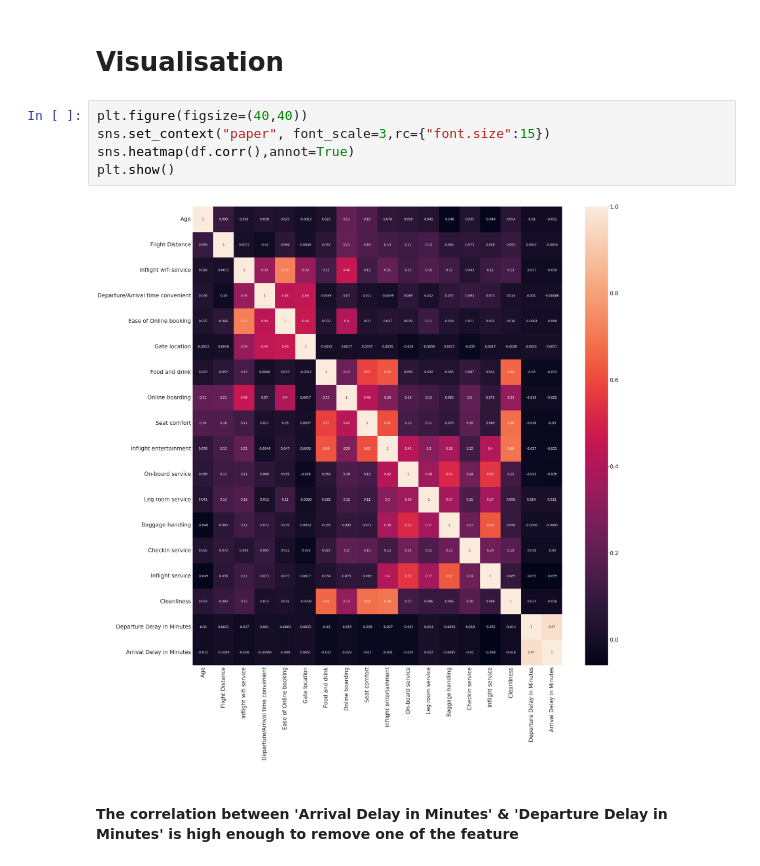
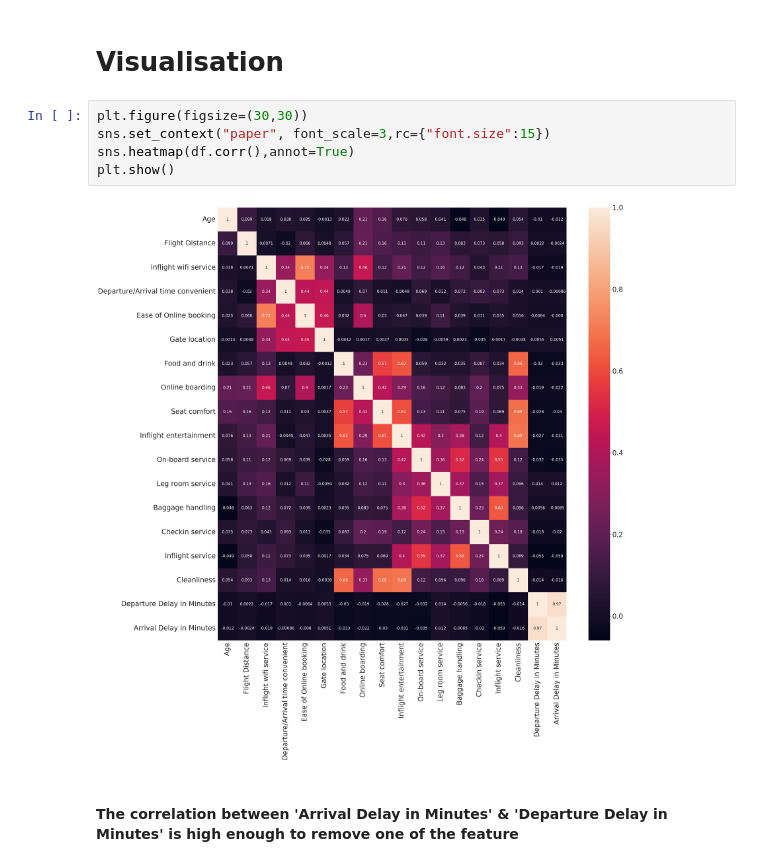
Before and after one commit to bmeghadharsan/19CSE305, a Jupyter notebook: CourseProject/airLinePassenger.ipynb, the cells around one changed output. Saved outputs shown, nothing was run; the diff lists cells and outputs as text.

```diff
--- a/CourseProject/airLinePassenger.ipynb
+++ b/CourseProject/airLinePassenger.ipynb
@@ -163,12 +163,12 @@ df.corr()
 # %% [markdown]
 <h1>Visualisation</h1>
 # %%
-plt.figure(figsize=(40,40))
+plt.figure(figsize=(30,30))
 sns.set_context("paper", font_scale=3,rc={"font.size":15})
 sns.heatmap(df.corr(),annot=True)
 plt.show()
 # %% [output]
-[figure, old version]
+[figure, new version]
 # %% [markdown]
 <h4> The correlation between 'Arrival Delay in Minutes' & 'Departure Delay in Minutes' is high enough to remove one of the feature</h4>
 # %%
```
Also changed, not shown: parts of 71 cells of this notebook.
